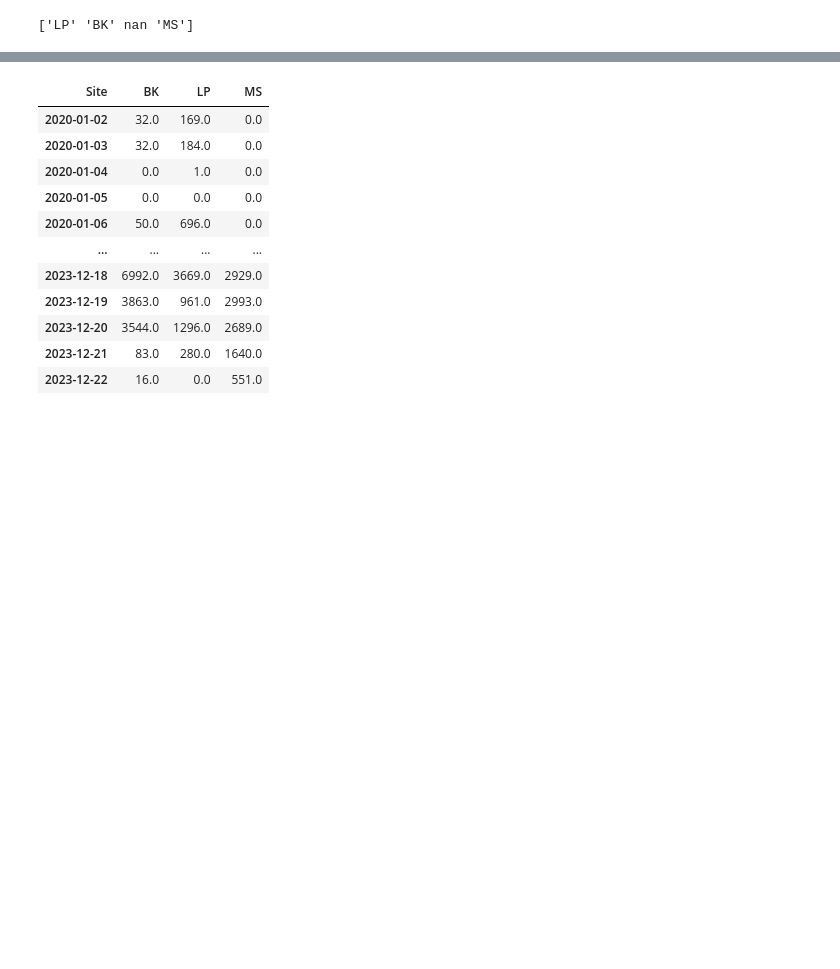
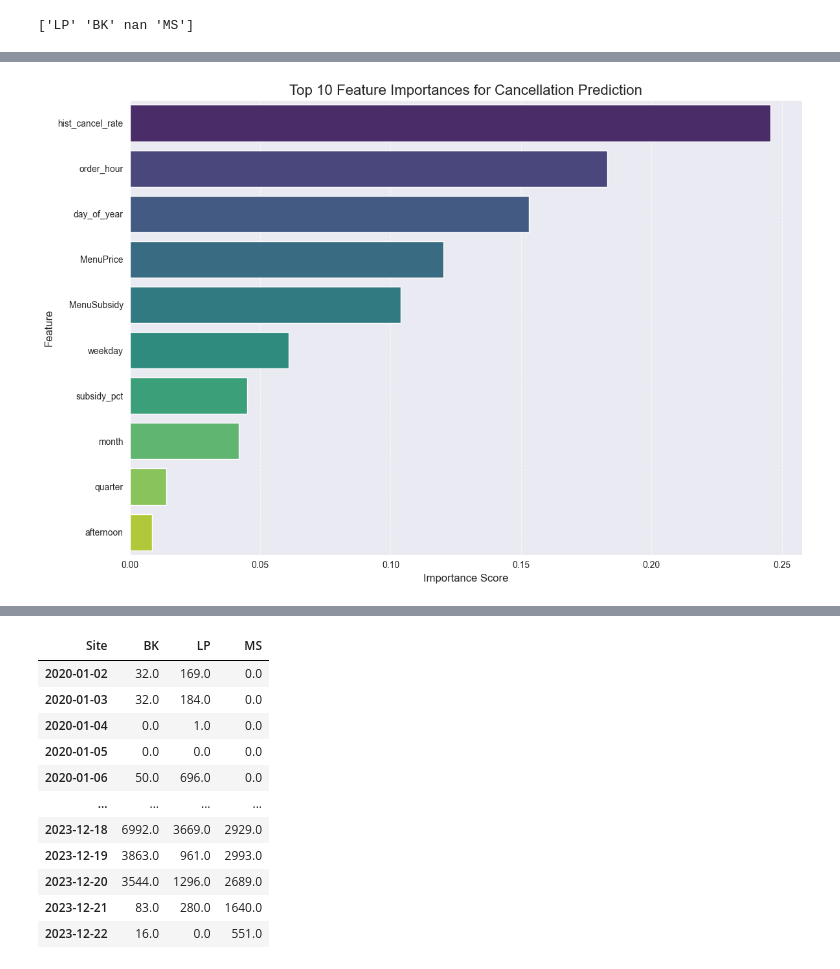
Before and after one commit to shayanxmoradi/Stattkueche, a Jupyter notebook: randomforest.ipynb, the cells around one changed output, grey strips where cells are left out. Saved outputs shown, nothing was run; the diff lists cells and outputs as text; code cells hidden in the pictures; blank space fills up the shorter version.

```diff
--- a/randomforest.ipynb
+++ b/randomforest.ipynb
@@ -63,16 +64,16 @@ print(df['Site'].unique())
 # %% [output]
 ['LP' 'BK' nan 'MS']
 # %%
+from sklearn.metrics import confusion_matrix
 import numpy as np
-from sklearn.metrics import classification_report
+import seaborn as sns
 
 # --- 1. CANCELLATION PREDICTION ANALYSIS ---
 print("\n--- Step 1: Cancellation Prediction Analysis ---")
-print("Goal: Understand the drivers of meal cancellations, especially subsidy impact.")
+print("Goal: Understand the drivers of cancellations to improve our net demand forecast.")
 df['is_canceled'] = (df['CanceledQty'] > 0).astype(int)
 
 # Feature selection for cancellation model
-# We select features that would be known AT THE TIME OF ORDER
 cancel_features = [
     'MenuPrice', 'MenuSubsidy', 'subsidy_pct', 'day_of_year', 'weekday',
     'is_weekend', 'sin_doy', 'cos_doy', 'month', 'quarter', 'is_month_end',
@@ -81,68 +82,63 @@ cancel_features = [
 ]
 target_cancel = 'is_canceled'
 
-X_cancel = df[cancel_features].copy() # Use .copy() to avoid SettingWithCopyWarning
+X_cancel = df[cancel_features].copy()
 y_cancel = df[target_cancel]
 
-# *** FIX: Handle potential missing values before training ***
-# RandomForest does not handle NaNs or infinity. We apply a robust, type-aware imputation.
-print("Imputing missing and infinite values...")
-# Replace infinite values with NaN so they can be imputed by the next steps.
+# Handle potential missing values
 X_cancel.replace([np.inf, -np.inf], np.nan, inplace=True)
-
-# First, forward-fill and back-fill to propagate existing values.
 X_cancel = X_cancel.ffill().bfill()
-
-# For any remaining NaNs, fill based on column type.
 for col in X_cancel.columns:
     if X_cancel[col].isnull().any():
         if pd.api.types.is_numeric_dtype(X_cancel[col]):
-            # Fill remaining numeric NaNs with 0
             X_cancel[col] = X_cancel[col].fillna(0)
         else:
-            # Fill remaining categorical/object NaNs with the mode
-            mode_val = X_cancel[col].mode()[0]
-            X_cancel[col] = X_cancel[col].fillna(mode_val)
+            X_cancel[col] = X_cancel[col].fillna(X_cancel[col].mode()[0])
 
-
-# Best Practice: Time Series Split
-# For classification on time-ordered data, we split based on time.
-# We'll train on the first 80% of the data and test on the most recent 20%.
+# Time-based split for training and testing
 split_index = int(len(df) * 0.8)
 X_train_c, X_test_c = X_cancel[:split_index], X_cancel[split_index:]
 y_train_c, y_test_c = y_cancel[:split_index], y_cancel[split_index:]
 
-print(f"Cancellation Train/Test Split: {len(X_train_c)} train rows, {len(X_test_c)} test rows.")
-
-# Model Training: RandomForestClassifier
-# We use class_weight='balanced' to handle potential class imbalance.
-# This tells the model to weigh the minority class (cancellations) higher.
-rf_classifier = RandomForestClassifier(
-    n_estimators=100,
-    random_state=42,
-    class_weight='balanced',
-    n_jobs=-1 # Use all available cores
-)
+# Train RandomForestClassifier
+rf_classifier = RandomForestClassifier(n_estimators=100, random_state=42, class_weight='balanced', n_jobs=-1)
 print("Training cancellation classifier...")
 rf_classifier.fit(X_train_c, y_train_c)
 
-# Evaluation
-print("\nEvaluating cancellation classifier...")
-y_pred_c = rf_classifier.predict(X_test_c)
-print("Classification Report:")
-print(classification_report(y_test_c, y_pred_c))
-
-# Feature Importance
-print("\nFeature Importances for Cancellation Prediction:")
+# --- VISUALIZATION 1.1: CANCELLATION FEATURE IMPORTANCE ---
+print("\nInsight: Visualizing what drives cancellations...")
 feature_importances = pd.DataFrame({
     'feature': cancel_features,
     'importance': rf_classifier.feature_importances_
 }).sort_values('importance', ascending=False)
-print(feature_importances)
 
-# Conclusion for this step
-print("\nInsight: The feature importance list shows how much each factor contributes to predicting a cancellation.")
-print("A high importance for 'subsidy_pct' or 'MenuSubsidy' quantifies its effect, as requested.")
+plt.figure(figsize=(12, 8))
+sns.barplot(x='importance', y='feature', data=feature_importances.head(10), palette='viridis')
+plt.title('Top 10 Feature Importances for Cancellation Prediction', fontsize=16)
+plt.xlabel('Importance Score', fontsize=12)
+plt.ylabel('Feature', fontsize=12)
+plt.grid(axis='x', linestyle='--', alpha=0.7)
+plt.tight_layout()
+plt.show()
+
+# --- VISUALIZATION 1.2: CONFUSION MATRIX ---
+print("\nInsight: How well does our model distinguish between canceled and non-canceled orders?")
+y_pred_c = rf_classifier.predict(X_test_c)
+cm = confusion_matrix(y_test_c, y_pred_c)
+
+plt.figure(figsize=(8, 6))
+sns.heatmap(cm, annot=True, fmt='d', cmap='Blues',
+            xticklabels=['Not Canceled', 'Canceled'],
+            yticklabels=['Not Canceled', 'Canceled'])
+plt.title('Cancellation Model Confusion Matrix', fontsize=16)
+plt.ylabel('Actual', fontsize=12)
+plt.xlabel('Predicted', fontsize=12)
+plt.show()
+
+print("\nClassification Report:")
+print(classification_report(y_test_c, y_pred_c))
+print("Conclusion: The feature importance plot clearly shows that historical cancellation rates and subsidy percentages are key predictors. The confusion matrix gives us a clear picture of the model's accuracy, precision, and recall.")
 print("\n--- End of Step 1 ---")
+print("-" * 50)
 # %% [output]
 --- Step 1: Cancellation Prediction Analysis ---
@@ -164,0 +152 @@ A high importance for 'subsidy_pct' or 'MenuSubsidy' quantifies its effect, as r
+[figure, added]
```
Also changed, not shown: parts of 5 cells of this notebook.
